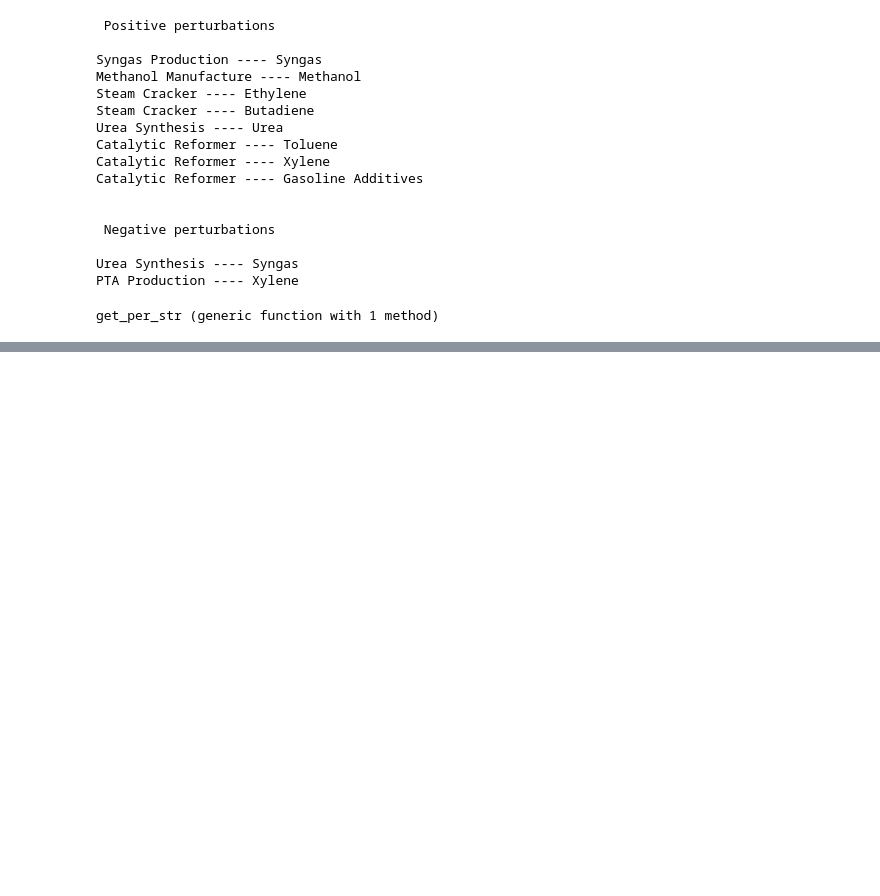
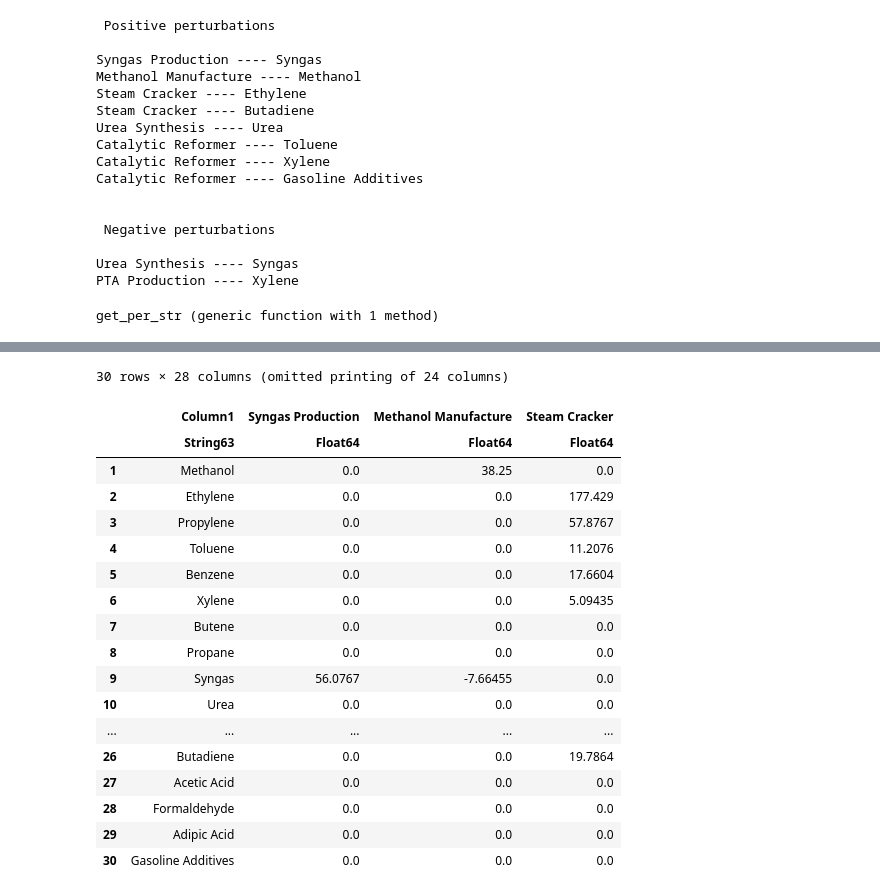
Before and after one commit to vyom-thakker/decarbonization, a Jupyter notebook: decarb-new.ipynb, the cells around one changed output, grey strips where cells are left out. Saved outputs shown, nothing was run; the diff lists cells and outputs as text; code cells hidden in the pictures; blank space fills up the shorter version.

```diff
--- a/decarb-new.ipynb
+++ b/decarb-new.ipynb
@@ -542,0 +662,22 @@ eps_res_sens
+# %%
+A_db
+# %% [output]
+30 rows × 28 columns (omitted printing of 24 columns)
+|  | Column1 | Syngas Production | Methanol Manufacture | Steam Cracker |
+|  | String63 | Float64 | Float64 | Float64 |
+| 1 | Methanol | 0.0 | 38.25 | 0.0 |
+| 2 | Ethylene | 0.0 | 0.0 | 177.429 |
+| 3 | Propylene | 0.0 | 0.0 | 57.8767 |
+| 4 | Toluene | 0.0 | 0.0 | 11.2076 |
+| 5 | Benzene | 0.0 | 0.0 | 17.6604 |
+| 6 | Xylene | 0.0 | 0.0 | 5.09435 |
+| 7 | Butene | 0.0 | 0.0 | 0.0 |
+| 8 | Propane | 0.0 | 0.0 | 0.0 |
+| 9 | Syngas | 56.0767 | -7.66455 | 0.0 |
+| 10 | Urea | 0.0 | 0.0 | 0.0 |
+| ... | ... | ... | ... | ... |
+| 26 | Butadiene | 0.0 | 0.0 | 19.7864 |
+| 27 | Acetic Acid | 0.0 | 0.0 | 0.0 |
+| 28 | Formaldehyde | 0.0 | 0.0 | 0.0 |
+| 29 | Adipic Acid | 0.0 | 0.0 | 0.0 |
+| 30 | Gasoline Additives | 0.0 | 0.0 | 0.0 |
```
Also changed, not shown: parts of 15 cells of this notebook, 2 other files.
